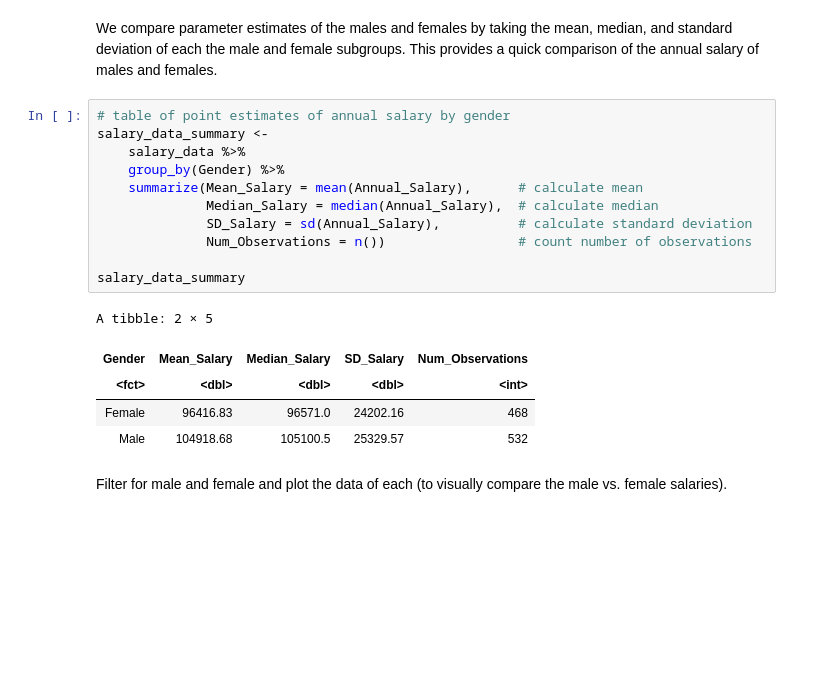
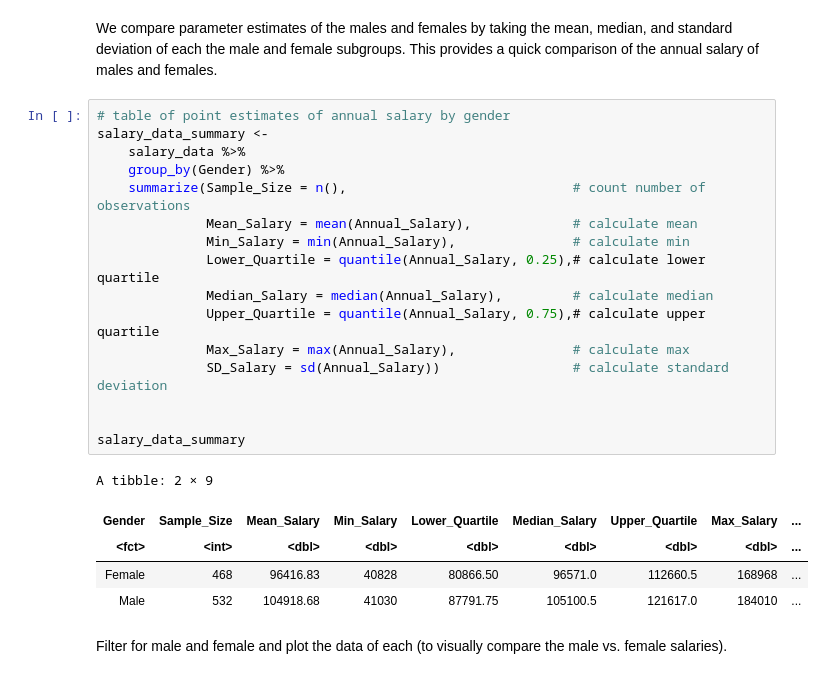
Before and after one commit to karlie-tr/STAT201-GroupProject, a Jupyter notebook: Final Report.ipynb, the cells around one changed output. Saved outputs shown, nothing was run; the diff lists cells and outputs as text; blank space fills up the shorter version.

Commit message:
edited table of point estimates
edited table of point estimates: added min, max, lower and upper quantile, changed Num_Observations to Sample_size

```diff
--- a/Final Report.ipynb
+++ b/Final Report.ipynb
@@ -93,20 +75,25 @@ We compare parameter estimates of the males and females by taking the mean, medi
 # %%
 # table of point estimates of annual salary by gender
 salary_data_summary <-
     salary_data %>%
     group_by(Gender) %>%
-    summarize(Mean_Salary = mean(Annual_Salary),      # calculate mean
-              Median_Salary = median(Annual_Salary),  # calculate median
-              SD_Salary = sd(Annual_Salary),          # calculate standard deviation
-              Num_Observations = n())                 # count number of observations
+    summarize(Sample_Size = n(),                             # count number of observations
+              Mean_Salary = mean(Annual_Salary),             # calculate mean
+              Min_Salary = min(Annual_Salary),               # calculate min
+              Lower_Quartile = quantile(Annual_Salary, 0.25),# calculate lower quartile
+              Median_Salary = median(Annual_Salary),         # calculate median
+              Upper_Quartile = quantile(Annual_Salary, 0.75),# calculate upper quartile
+              Max_Salary = max(Annual_Salary),               # calculate max
+              SD_Salary = sd(Annual_Salary))                 # calculate standard deviation
+
 
 salary_data_summary
 # %% [output]
-A tibble: 2 × 5
+A tibble: 2 × 9
-| Gender | Mean_Salary | Median_Salary | SD_Salary | Num_Observations |
-| <fct> | <dbl> | <dbl> | <dbl> | <int> |
-| Female | 96416.83 | 96571.0 | 24202.16 | 468 |
-| Male | 104918.68 | 105100.5 | 25329.57 | 532 |
+| Gender | Sample_Size | Mean_Salary | Min_Salary | Lower_Quartile | Median_Salary | Upper_Quartile | Max_Salary | ... |
+| <fct> | <int> | <dbl> | <dbl> | <dbl> | <dbl> | <dbl> | <dbl> | ... |
+| Female | 468 | 96416.83 | 40828 | 80866.50 | 96571.0 | 112660.5 | 168968 | ... |
+| Male | 532 | 104918.68 | 41030 | 87791.75 | 105100.5 | 121617.0 | 184010 | ... |
 # %% [markdown]
 Filter for male and female and plot the data of each (to visually compare the male vs. female salaries).
 # %%
```
Also changed, not shown: parts of 1 cell of this notebook.
